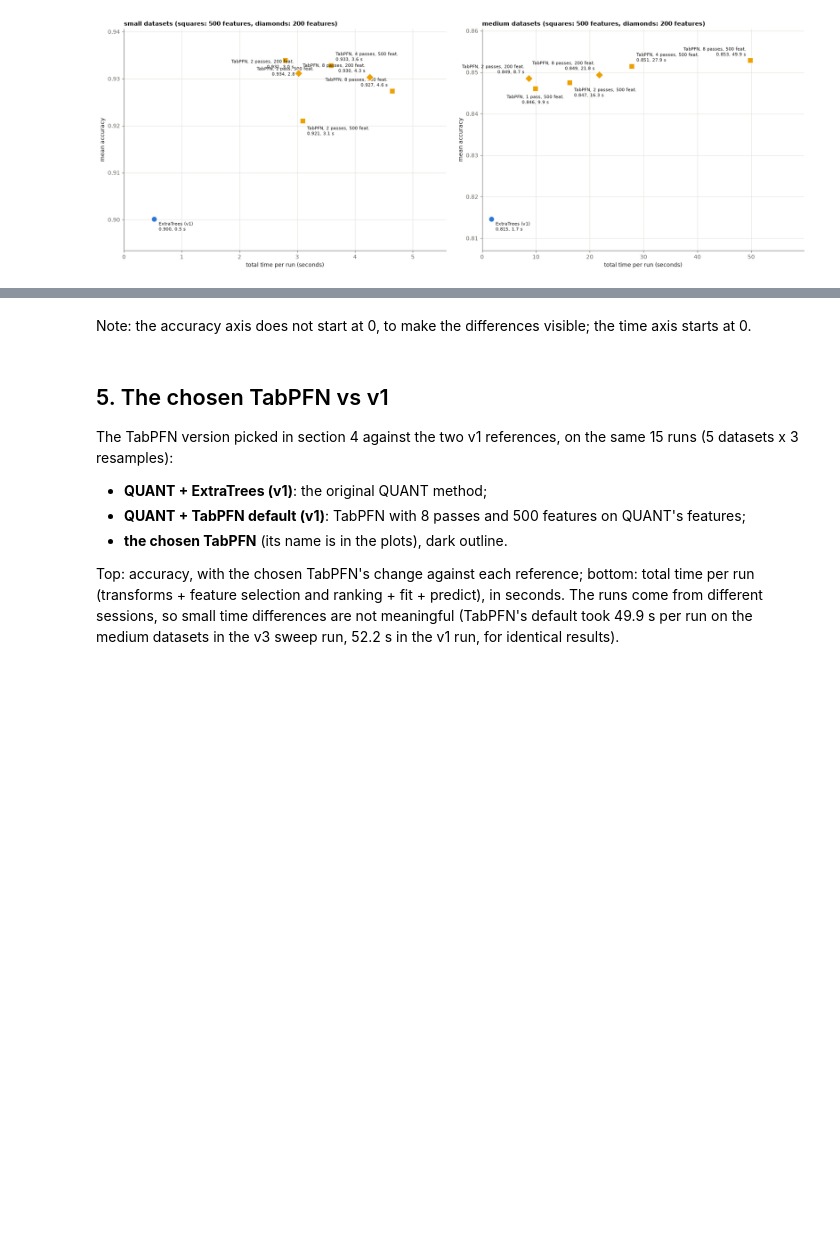
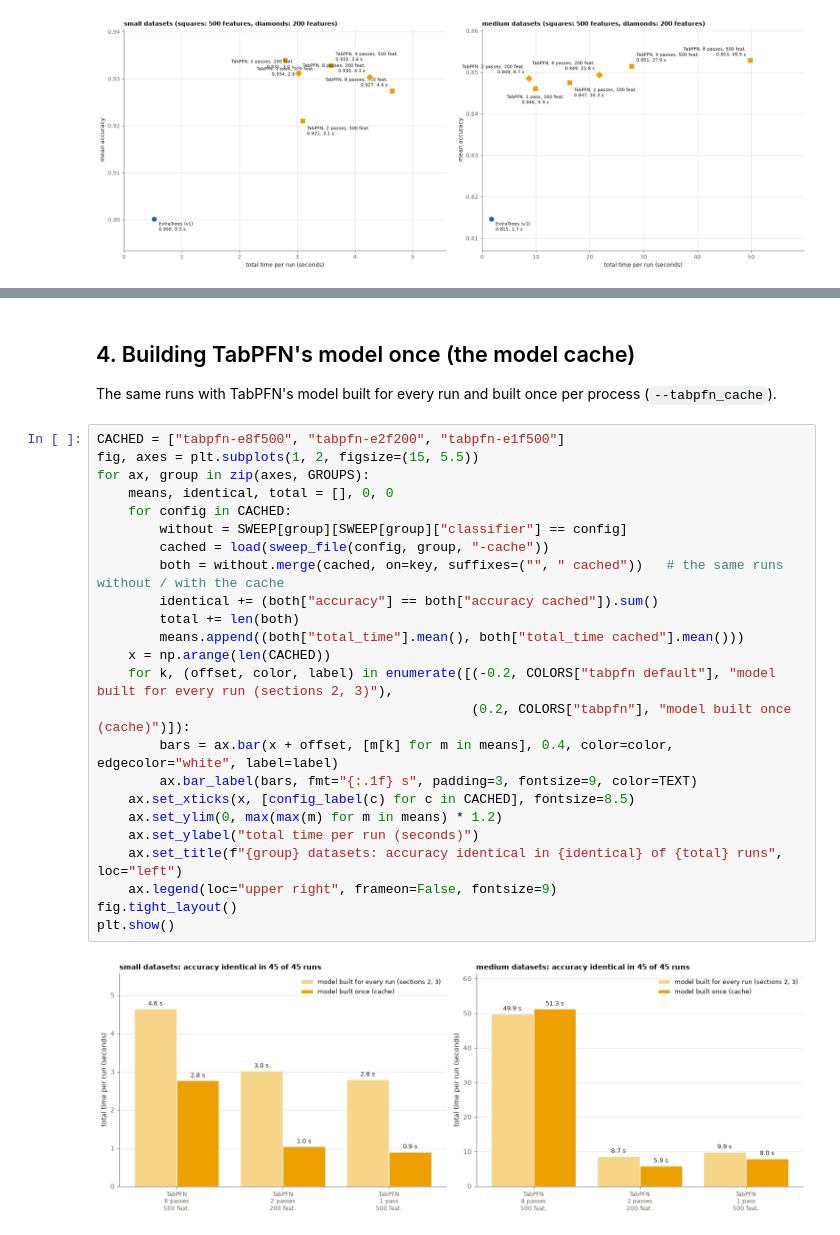
Before and after one commit to Constantin-87/quant-reproduction, a Jupyter notebook: notebooks/03_cheap-tabpfn.ipynb, the cells around one changed output, grey strips where cells are left out. Saved outputs shown, nothing was run; the diff lists cells and outputs as text; blank space fills up the shorter version.

```diff
--- a/notebooks/03_cheap-tabpfn.ipynb
+++ b/notebooks/03_cheap-tabpfn.ipynb
@@ -375,14 +151,30 @@ for group in GROUPS:
-# %% [markdown]
-Note: the accuracy axis does not start at 0, to make the differences visible; the time axis starts at 0.
-# %% [markdown]
-## 5. The chosen TabPFN vs v1
-
-The TabPFN version picked in section 4 against the two v1 references, on the same 15 runs (5 datasets x 3 resamples):
-- **QUANT + ExtraTrees (v1)**: the original QUANT method;
-- **QUANT + TabPFN default (v1)**: TabPFN with 8 passes and 500 features on QUANT's features;
-- **the chosen TabPFN** (its name is in the plots), dark outline.
-
-Top: accuracy, with the chosen TabPFN's change against each reference; bottom: total time per run (transforms +
-feature selection and ranking + fit + predict), in seconds. The runs come from different sessions, so small time
-differences are not meaningful (TabPFN's default took 49.9 s per run on the medium datasets in the v3 sweep
-run, 52.2 s in the v1 run, for identical results).
+# %% [markdown]
+## 4. Building TabPFN's model once (the model cache)
+
+The same runs with TabPFN's model built for every run and built once per process (`--tabpfn_cache`).
+# %%
+CACHED = ["tabpfn-e8f500", "tabpfn-e2f200", "tabpfn-e1f500"]
+fig, axes = plt.subplots(1, 2, figsize=(15, 5.5))
+for ax, group in zip(axes, GROUPS):
+    means, identical, total = [], 0, 0
+    for config in CACHED:
+        without = SWEEP[group][SWEEP[group]["classifier"] == config]
+        cached = load(sweep_file(config, group, "-cache"))
+        both = without.merge(cached, on=key, suffixes=("", " cached"))   # the same runs without / with the cache
+        identical += (both["accuracy"] == both["accuracy cached"]).sum()
+        total += len(both)
+        means.append((both["total_time"].mean(), both["total_time cached"].mean()))
+    x = np.arange(len(CACHED))
+    for k, (offset, color, label) in enumerate([(-0.2, COLORS["tabpfn default"], "model built for every run (sections 2, 3)"),
+                                                (0.2, COLORS["tabpfn"], "model built once (cache)")]):
+        bars = ax.bar(x + offset, [m[k] for m in means], 0.4, color=color, edgecolor="white", label=label)
+        ax.bar_label(bars, fmt="{:.1f} s", padding=3, fontsize=9, color=TEXT)
+    ax.set_xticks(x, [config_label(c) for c in CACHED], fontsize=8.5)
+    ax.set_ylim(0, max(max(m) for m in means) * 1.2)
+    ax.set_ylabel("total time per run (seconds)")
+    ax.set_title(f"{group} datasets: accuracy identical in {identical} of {total} runs", loc="left")
+    ax.legend(loc="upper right", frameon=False, fontsize=9)
+fig.tight_layout()
+plt.show()
+# %% [output]
+[figure, added]
```
Also changed, not shown: parts of 37 cells of this notebook, 29 other files.
